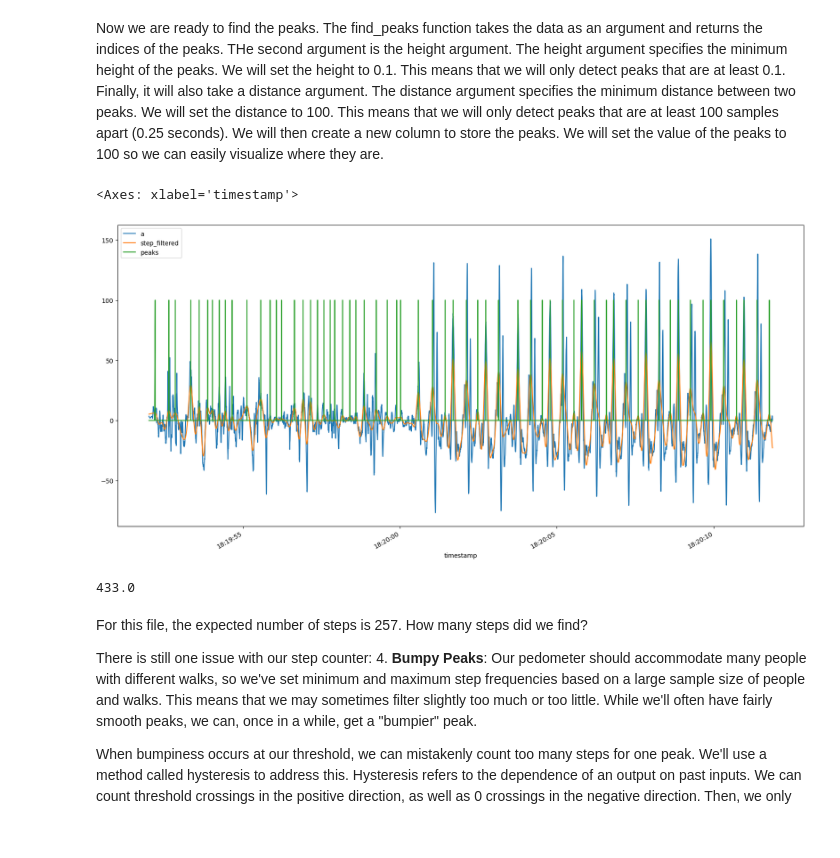
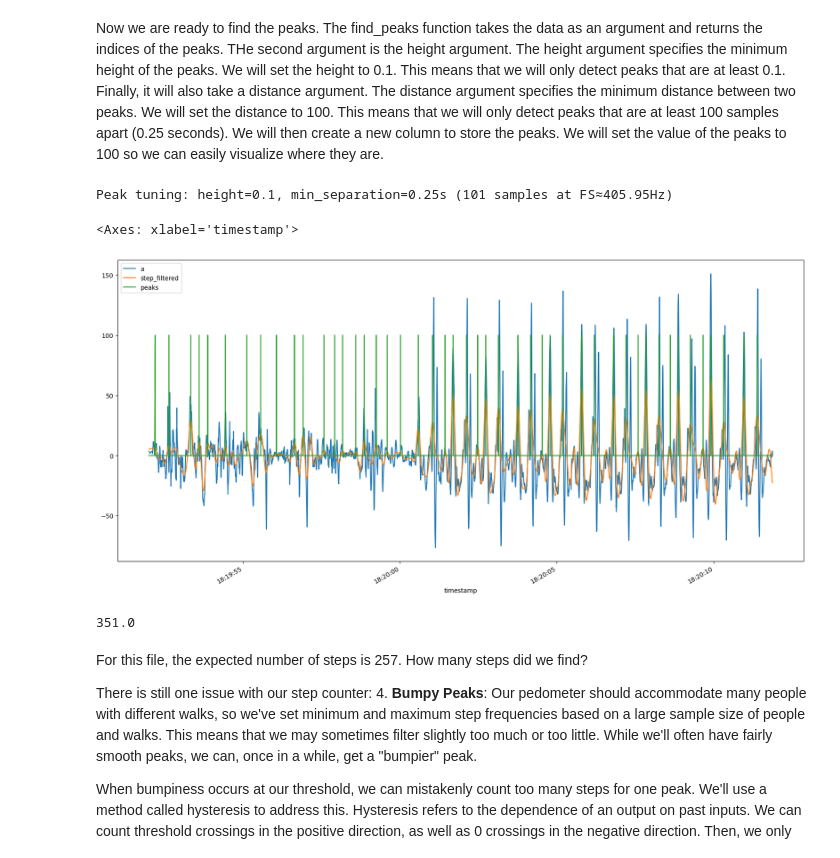
Before and after one commit to ac-pate/Pervasive-Computing-for-Health, a Jupyter notebook: tutorial_2/Achal_Patel_sensor_data_processing_student_tut_2.ipynb, the cells around one changed output. Cells and saved outputs as stored; diff of their text form; code cells hidden in the pictures.

```diff
--- a/tutorial_2/Achal_Patel_sensor_data_processing_student_tut_2.ipynb
+++ b/tutorial_2/Achal_Patel_sensor_data_processing_student_tut_2.ipynb
@@ -216,5 +216,16 @@ def load_accel_csv(path: str) -> pd.DataFrame:
 
 # read data (everything else in the notebook can stay unchanged)
 df = load_accel_csv(ACCEL_CSV_PATH)
+
+# ---- derived globals (avoid hard-coded 400Hz assumptions) ----
+# df['timestamp'] is expected to be integer nanoseconds at this point.
+_dt_ns = pd.to_numeric(df['timestamp'], errors="coerce").diff().median()
+FS = float(1e9 / _dt_ns) if pd.notna(_dt_ns) and _dt_ns != 0 else 400.0
+print(f"Detected sampling rate FS ≈ {FS:.2f} Hz")
+
+# Common step-counter tuning values derived from FS
+MIN_STEP_SEPARATION_S = 0.25  # seconds (typical max cadence ~4Hz)
+MIN_PEAK_DISTANCE_SAMPLES = max(1, int(FS * MIN_STEP_SEPARATION_S))
+
 df.head()
 # %% [output]
@@ -955,13 +971,11 @@ def apply_fft(data, fs, duration):
     plt.grid()
     plt.show()
 
-#Sampling rate
-fs = 400
-#Look instructions of this task for Hint
+# Sampling rate (use detected FS by default)
+fs = FS
 
-#duration of the signal
+# duration of the signal
 duration = 2
-#Look instructions of this task for Hint
 
 # Call the interactive FFT function
 apply_fft(df['a'].values, fs=fs, duration=duration)
@@ -1111,20 +1122,44 @@ The find_peaks function takes the data as an argument and returns the indices of
 Finally, it will also take a distance argument. The distance argument specifies the minimum distance between two peaks. We will set the distance to 100. This means that we will only detect peaks that are at least 100 samples apart (0.25 seconds).
 We will then create a new column to store the peaks. We will set the value of the peaks to 100 so we can easily visualize where they are.
 # %%
-#peak detection
+# peak detection
 from scipy.signal import find_peaks
-peaks, _ = find_peaks(df['step_filtered'].values, height=0.1, distance=20)
+
+# ---- tunable defaults (so this cell works even if you didn't run earlier cells) ----
+PEAK_HEIGHT = globals().get("PEAK_HEIGHT", 0.6)
+MIN_STEP_SEPARATION_S = globals().get("MIN_STEP_SEPARATION_S", 0.5)
+
+# FS is computed near the top when the CSV is loaded; fallback to 400 if needed
+FS = globals().get("FS", fs)
+MIN_PEAK_DISTANCE_SAMPLES = globals().get(
+    "MIN_PEAK_DISTANCE_SAMPLES",
+    max(1, int(float(FS) * float(MIN_STEP_SEPARATION_S))),
+)
+
+print(
+    f"Peak tuning: height={PEAK_HEIGHT}, min_separation={MIN_STEP_SEPARATION_S}s "
+    f"({MIN_PEAK_DISTANCE_SAMPLES} samples at FS≈{FS:.2f}Hz)"
+)
+
+# distance should scale with sampling rate (avoid hard-coded 20/100 samples)
+peaks, _ = find_peaks(
+    df['step_filtered'].values,
+    height=float(PEAK_HEIGHT),
+    distance=int(MIN_PEAK_DISTANCE_SAMPLES),
+)
+
 df['peaks'] = 0
 df.loc[peaks, 'peaks'] = 100
 df.head(8000).plot(x='timestamp', y=['a','step_filtered','peaks'], figsize=(20,10))
 # %% [output]
-<Axes: xlabel='timestamp'>
+Peak tuning: height=0.1, min_separation=0.25s (101 samples at FS≈405.95Hz)
+<Axes: xlabel='timestamp'>
-[figure, old version]
+[figure, new version]
 # %%
 #count peaks by summing the peaks column and dividing by 100 (the value of the peaks)
 df['peaks'].sum()/100
 # %% [output]
-433.0
+351.0
 # %% [markdown]
 For this file, the expected number of steps is 257. How many steps did we find?
 
```
Also changed, not shown: parts of 18 cells of this notebook.
